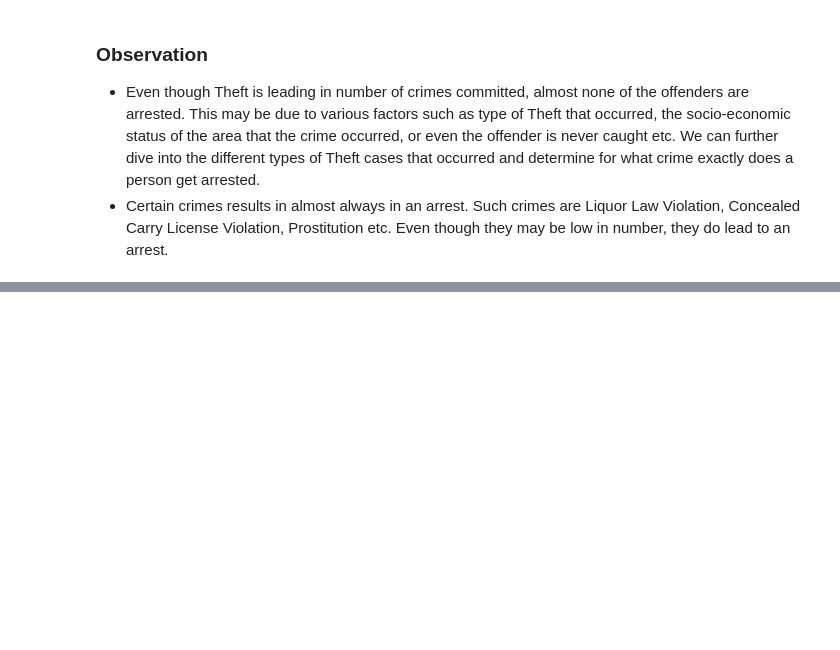
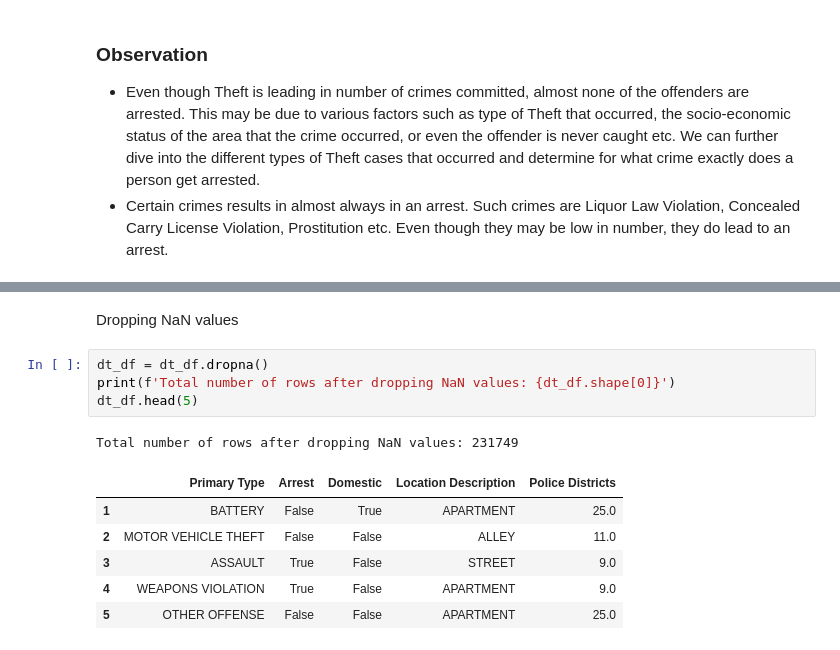
Before and after one commit to AayushG159/CS418-Crime-Root-Detectives, a Jupyter notebook: Crimes Occurred EDA.ipynb, the cells around one changed output, grey strips where cells are left out. Drawn from its saved outputs; the diff is of its cells as text; blank space fills up the shorter version.

```diff
--- a/Crimes Occurred EDA.ipynb
+++ b/Crimes Occurred EDA.ipynb
@@ -182,0 +204,14 @@ axis.set_axis_labels('Percentage', 'Offense Type')
+# %% [markdown]
+Dropping NaN values
+# %%
+dt_df = dt_df.dropna()
+print(f'Total number of rows after dropping NaN values: {dt_df.shape[0]}')
+dt_df.head(5)
+# %% [output]
+Total number of rows after dropping NaN values: 231749
+|  | Primary Type | Arrest | Domestic | Location Description | Police Districts |
+| 1 | BATTERY | False | True | APARTMENT | 25.0 |
+| 2 | MOTOR VEHICLE THEFT | False | False | ALLEY | 11.0 |
+| 3 | ASSAULT | True | False | STREET | 9.0 |
+| 4 | WEAPONS VIOLATION | True | False | APARTMENT | 9.0 |
+| 5 | OTHER OFFENSE | False | False | APARTMENT | 25.0 |
```
Also changed, not shown: parts of 17 cells of this notebook.
